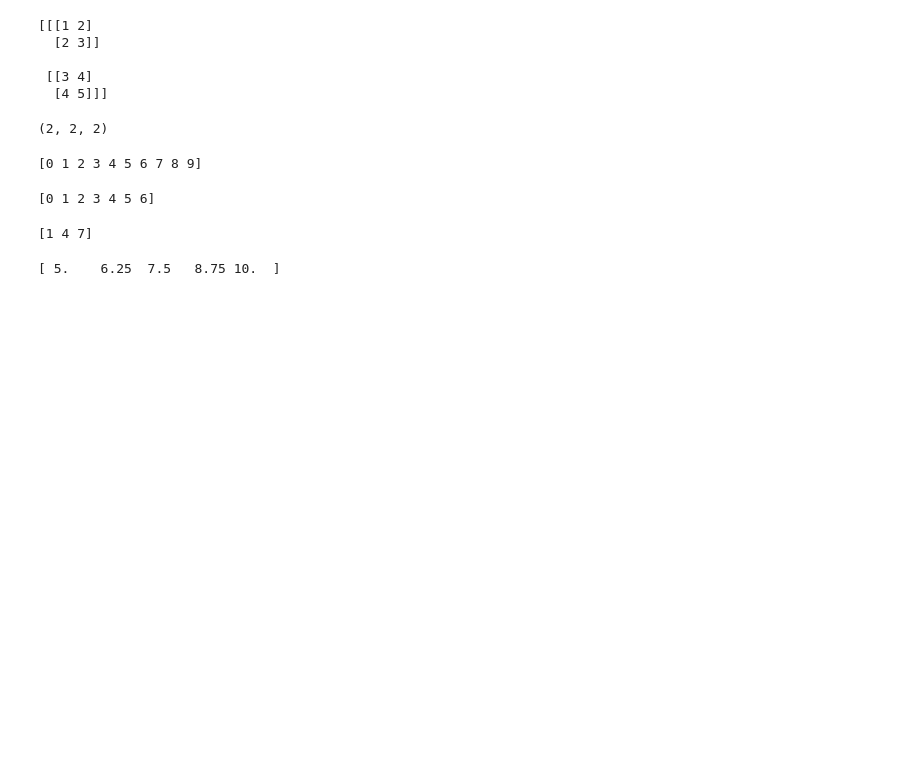
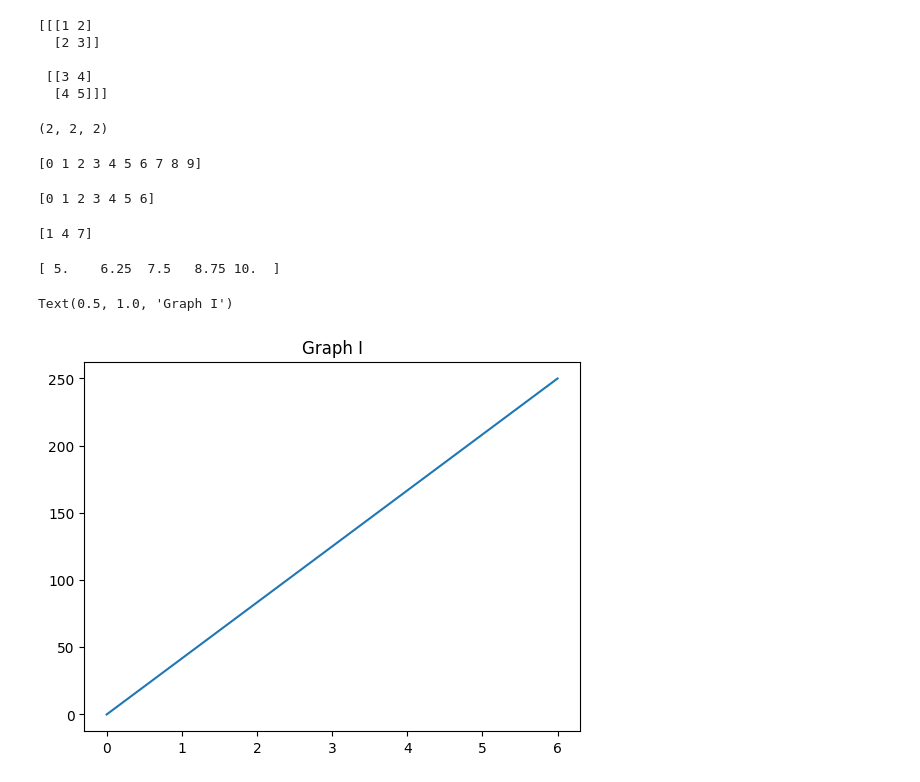
Before and after one commit to V-Adithya/DAV-Python, a Jupyter notebook: DAV Labsheet 1.ipynb, the cells around one changed output. Cells and saved outputs as stored; diff of their text form; code cells hidden in the pictures; blank space fills up the shorter version.

```diff
--- a/DAV Labsheet 1.ipynb
+++ b/DAV Labsheet 1.ipynb
@@ -77,3 +77,12 @@ w=np.linspace(5,10,5)
 print(w)
 # %% [output]
 [ 5.    6.25  7.5   8.75 10.  ]
+# %%
+x=np.array([0,6])
+y=np.array([0,250])
+
+plt.plot(x,y)
+plt.title("Graph I")
+# %% [output]
+Text(0.5, 1.0, 'Graph I')
+[figure, added]
```
Also changed, not shown: parts of 3 cells of this notebook.
